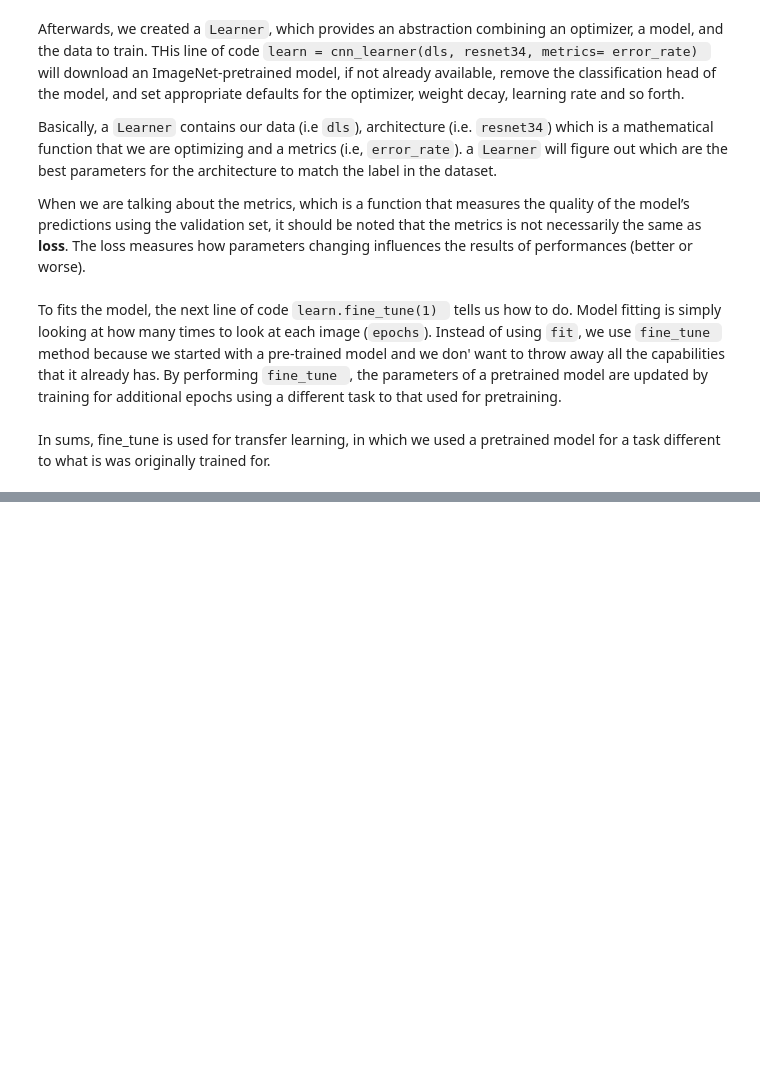
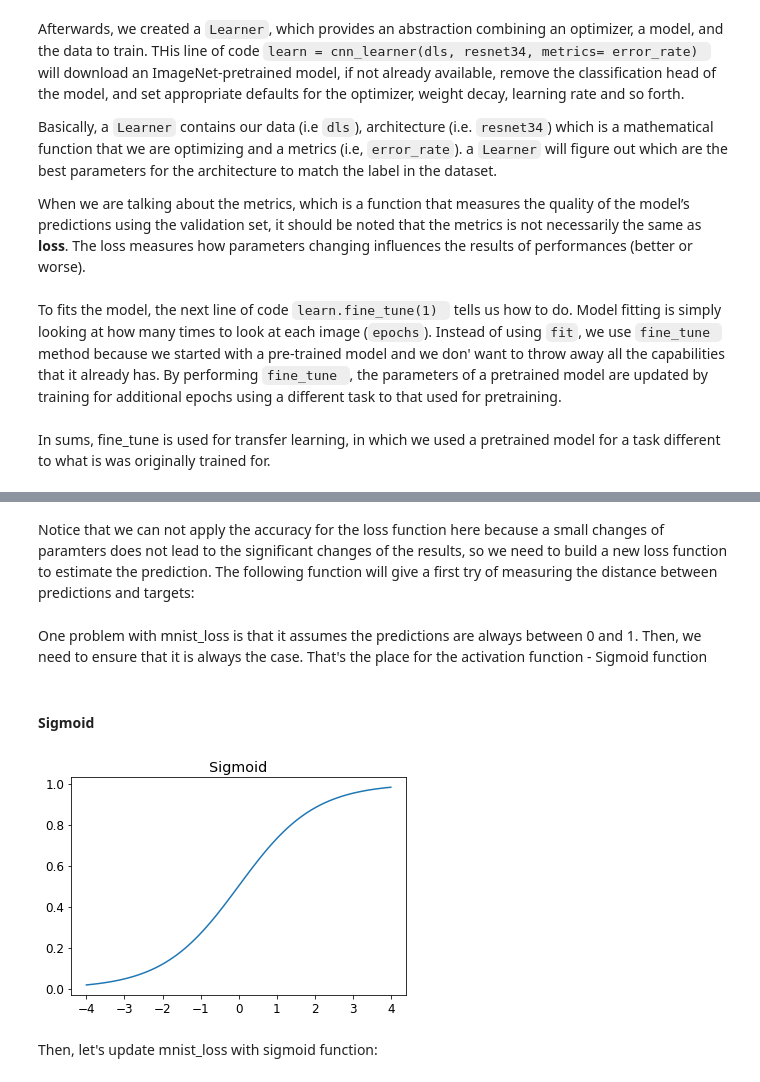
Before and after one commit to dnlam/fastblog, a Jupyter notebook: _notebooks/2022-03-17_intro_fastai.ipynb, the cells around one changed output, grey strips where cells are left out. Drawn from its saved outputs; the diff is of its cells as text; code cells hidden in the pictures; blank space fills up the shorter version.

```diff
--- a/_notebooks/2022-03-17_intro_fastai.ipynb
+++ b/_notebooks/2022-03-17_intro_fastai.ipynb
@@ -78,0 +322,3 @@ In sums, fine_tune is used for transfer learning, in which we used a pretrained
+# %% [markdown]
+Notice that we can not apply the accuracy for the loss function here because a small changes of paramters does not lead to the significant changes of the results, so we need to build a new loss function to estimate the prediction.
+The following function will give a first try of measuring the distance between predictions and targets:
@@ -78,0 +328,4 @@ In sums, fine_tune is used for transfer learning, in which we used a pretrained
+# %% [markdown]
+One problem with mnist_loss is that it assumes the predictions are always between 0 and 1. Then, we need to ensure that it is always the case. That's the place for the activation function - Sigmoid function
+# %% [markdown]
+#### Sigmoid
@@ -78,0 +334,6 @@ In sums, fine_tune is used for transfer learning, in which we used a pretrained
+# %%
+plot_function(torch.sigmoid, title='Sigmoid',min=-4,max=4)
+# %% [output]
+[figure, added]
+# %% [markdown]
+Then, let's update mnist_loss with sigmoid function:
```
Also changed, not shown: parts of 100 cells of this notebook, 3 other files.
